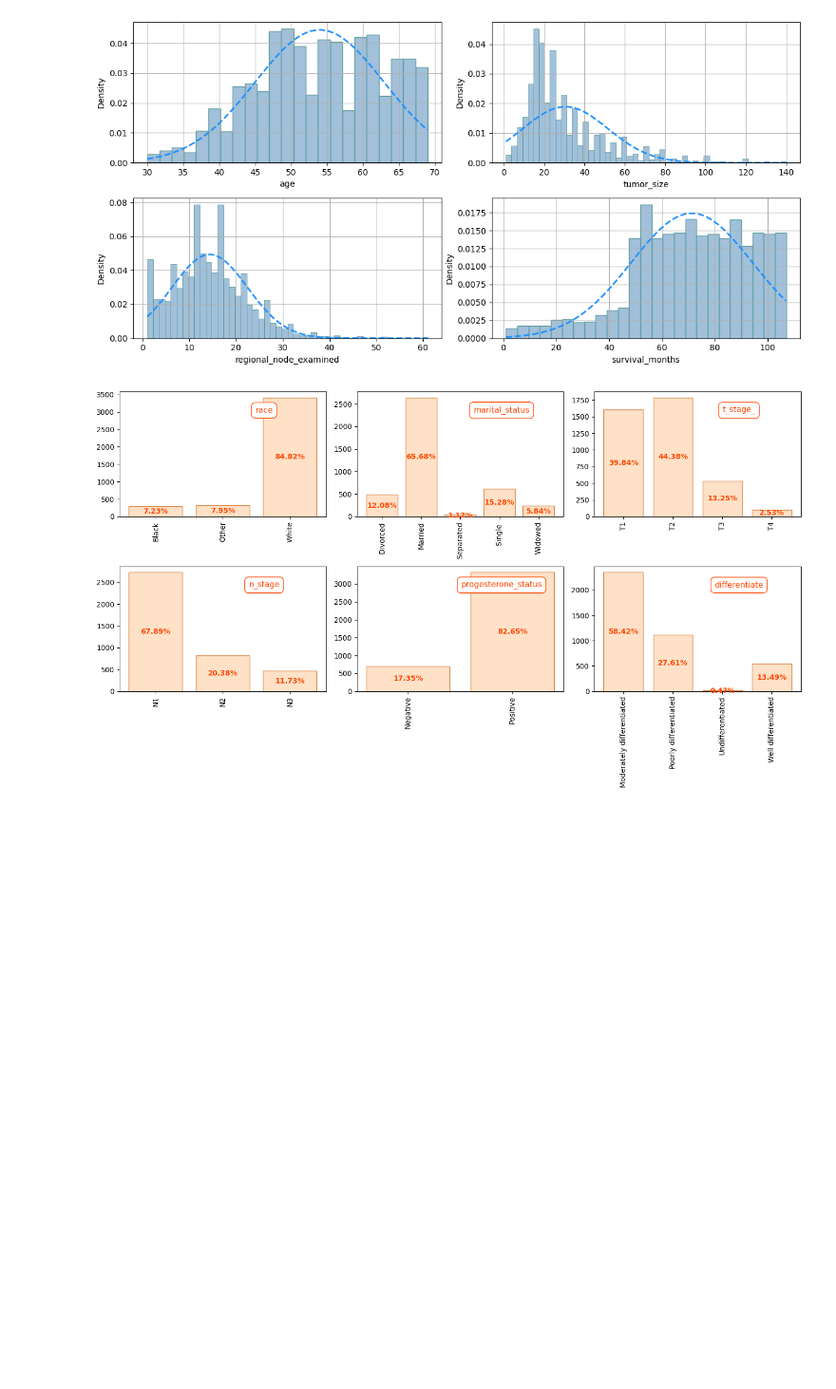
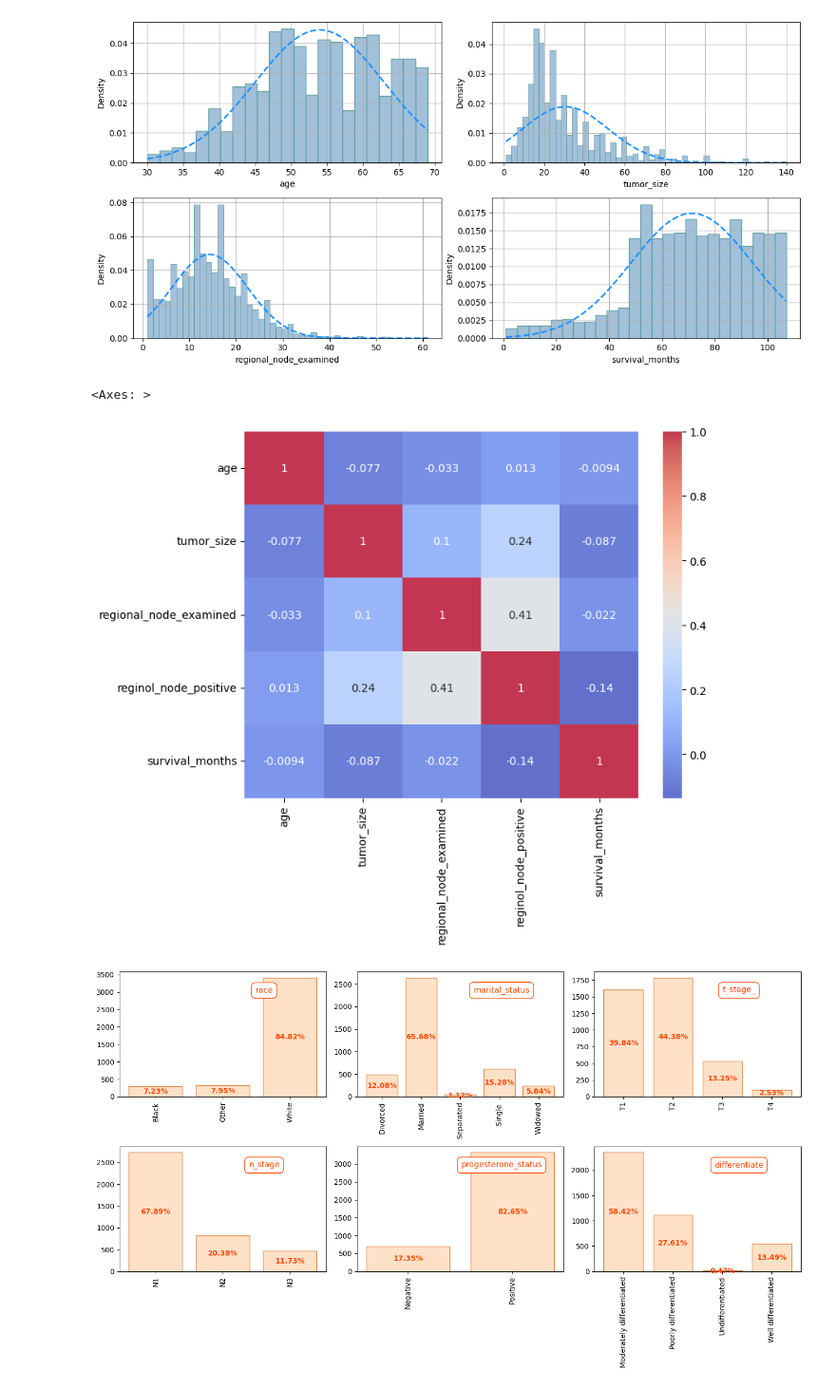
Before and after one commit to mirko-leccese/The-Machine-Learning-Project, a Jupyter notebook: classification/decision-tree.ipynb, the cells around one changed output. Shown: that part at 95% size. Cells and saved outputs as stored; diff of their text form; code cells hidden in the pictures; blank space fills up the shorter version.

```diff
--- a/classification/decision-tree.ipynb
+++ b/classification/decision-tree.ipynb
@@ -105,6 +115,14 @@ plt.tight_layout()
 plt.show()
 # %% [output]
 [figure]
+# %%
+# Let's check out the correlation between numerical variables
+fig, ax = plt.subplots(figsize=(8,6))
+
+sns.heatmap(df_bc.corr(numeric_only=True) , annot =True , cmap="coolwarm", alpha=0.8)
+# %% [output]
+<Axes: >
+[figure, added]
 # %%
 categorical_features = ["race", "marital_status", "t_stage_", "n_stage", "progesterone_status", "differentiate"]
 # %%
```
Also changed, not shown: parts of 21 cells of this notebook.
